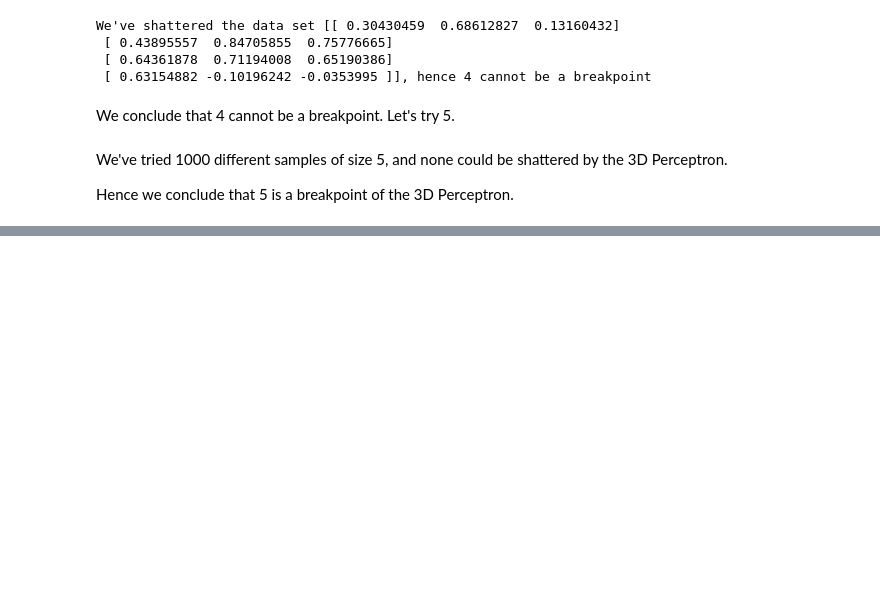
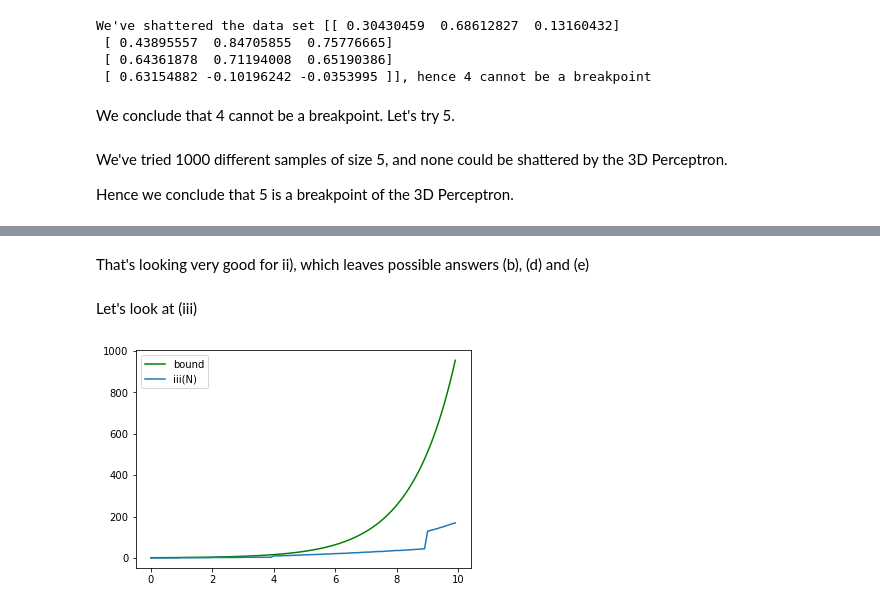
Before and after one commit to workflow/caltech-machine-learning-homework, a Jupyter notebook: HW3.ipynb, the cells around one changed output, grey strips where cells are left out. Drawn from its saved outputs; the diff is of its cells as text; code cells hidden in the pictures; blank space fills up the shorter version.

```diff
--- a/HW3.ipynb
+++ b/HW3.ipynb
@@ -161,0 +201,23 @@ Hence we conclude that 5 is a breakpoint of the 3D Perceptron.
+# %% [markdown]
+That's looking very good for ii), which leaves possible answers (b), (d) and (e)
+# %% [markdown]
+Let's look at (iii)
+# %%
+def three(N):
+    acc = 0
+    max = math.floor(math.sqrt(N))
+    for i in range(1, max + 1):
+        acc += scipy.special.comb(N, i)
+    return acc
+
+
+X = np.arange(0, 10, 0.1)
+yBound = bound(X)
+yThree = np.vectorize(three)(X)
+
+plt.plot(X, yBound, color='g', label='bound')
+plt.plot(X, yThree, label='iii(N)')
+plt.legend()
+plt.show()
+# %% [output]
+[figure, added]
```
Also changed, not shown: parts of 12 cells of this notebook, 2 other files.
